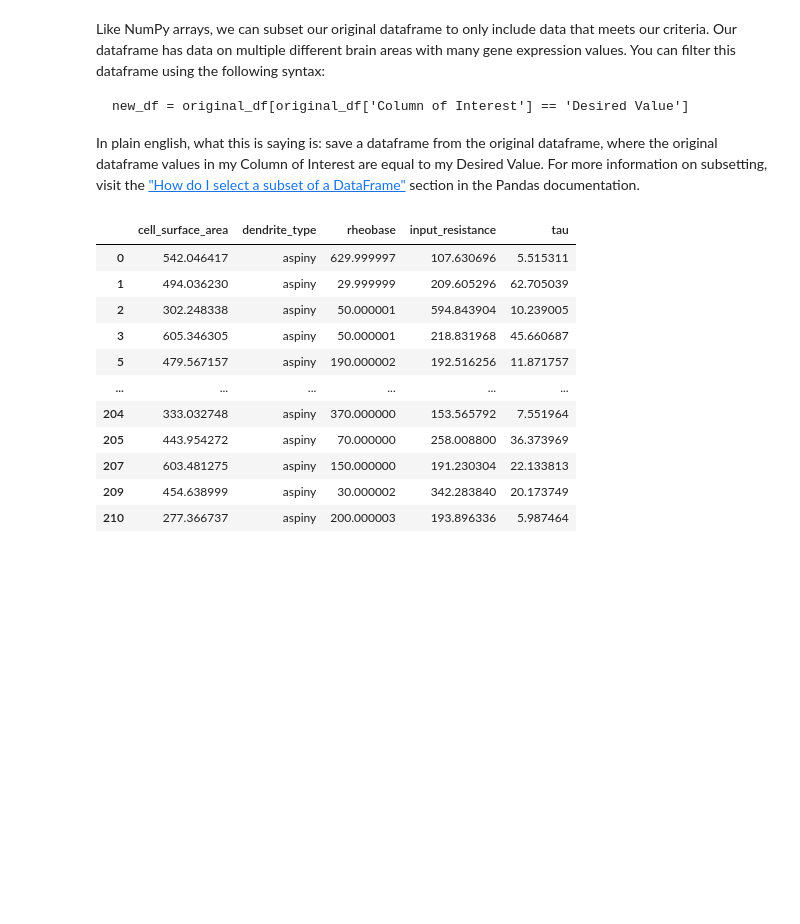
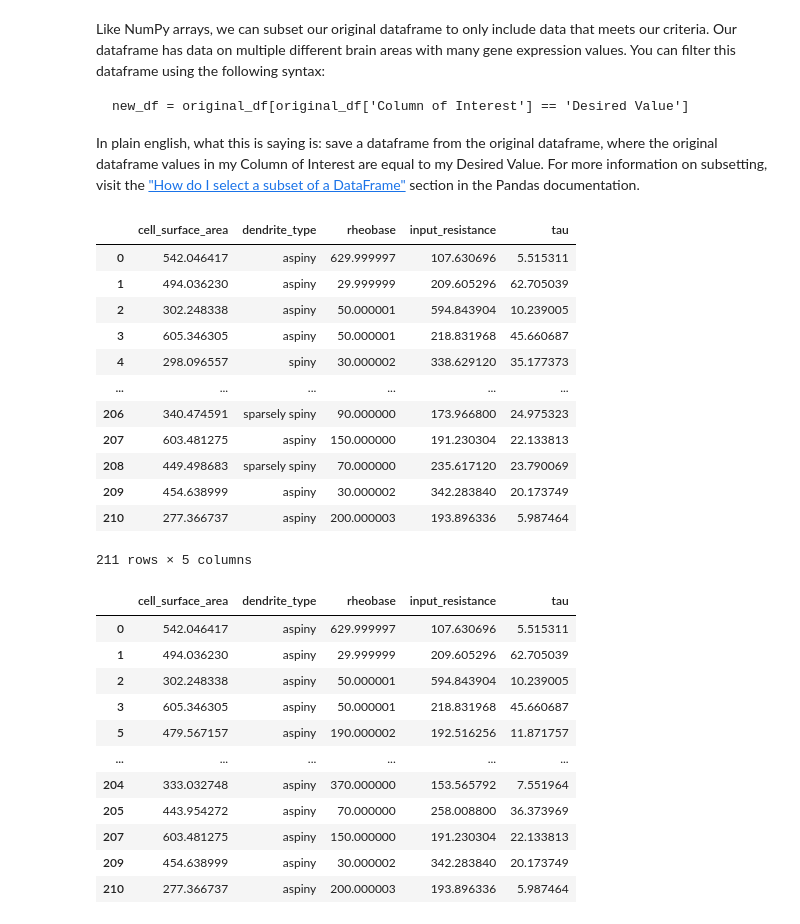
Before and after one commit to STARTneuro/ENDURE2022, a Jupyter notebook: 08-PandasDataSci.ipynb, the cells around one changed output. Cells and saved outputs as stored; diff of their text form; code cells hidden in the pictures; blank space fills up the shorter version.

````diff
--- a/08-PandasDataSci.ipynb
+++ b/08-PandasDataSci.ipynb
@@ -113,7 +119,7 @@ Now, we can use `pd.read_csv` function to import our data as a `data_df`.
 # %%
 # Read in the list of lists as a data frame
 # Note "delimiter" from loadtxt is "sep" here
-data_df = pd.read_csv('cell_data.txt',sep=',')
+data_df =
 
 #Show the first five rows
 data_df.head()
@@ -184,5 +191,21 @@ Like NumPy arrays, we can subset our original dataframe to only include data tha
 new_df = original_df[original_df['Column of Interest'] == 'Desired Value']
 ```
 In plain english, what this is saying is: save a dataframe from the original dataframe, where the original dataframe values in my Column of Interest are equal to my Desired Value. For more information on subsetting,  visit the <a href = "https://pandas.pydata.org/docs/getting_started/intro_tutorials/03_subset_data.html"> "How do I select a subset of a DataFrame"</a> section in the Pandas documentation.
+# %%
+data_df
+# %% [output]
+|  | cell_surface_area | dendrite_type | rheobase | input_resistance | tau |
+| 0 | 542.046417 | aspiny | 629.999997 | 107.630696 | 5.515311 |
+| 1 | 494.036230 | aspiny | 29.999999 | 209.605296 | 62.705039 |
+| 2 | 302.248338 | aspiny | 50.000001 | 594.843904 | 10.239005 |
+| 3 | 605.346305 | aspiny | 50.000001 | 218.831968 | 45.660687 |
+| 4 | 298.096557 | spiny | 30.000002 | 338.629120 | 35.177373 |
+| ... | ... | ... | ... | ... | ... |
+| 206 | 340.474591 | sparsely spiny | 90.000000 | 173.966800 | 24.975323 |
+| 207 | 603.481275 | aspiny | 150.000000 | 191.230304 | 22.133813 |
+| 208 | 449.498683 | sparsely spiny | 70.000000 | 235.617120 | 23.790069 |
+| 209 | 454.638999 | aspiny | 30.000002 | 342.283840 | 20.173749 |
+| 210 | 277.366737 | aspiny | 200.000003 | 193.896336 | 5.987464 |
+211 rows × 5 columns
 # %%
 # Create a dataframe with only aspiny neurons
````
Also changed, not shown: parts of 14 cells of this notebook.
